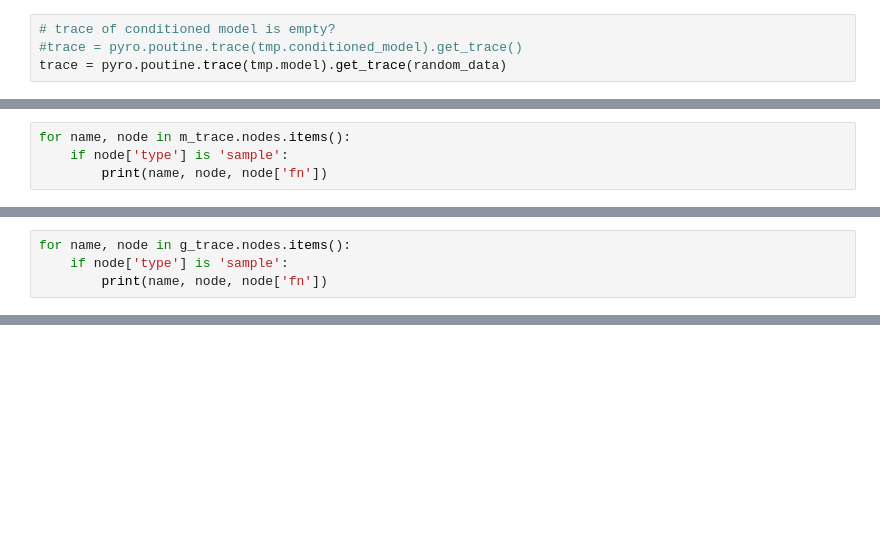
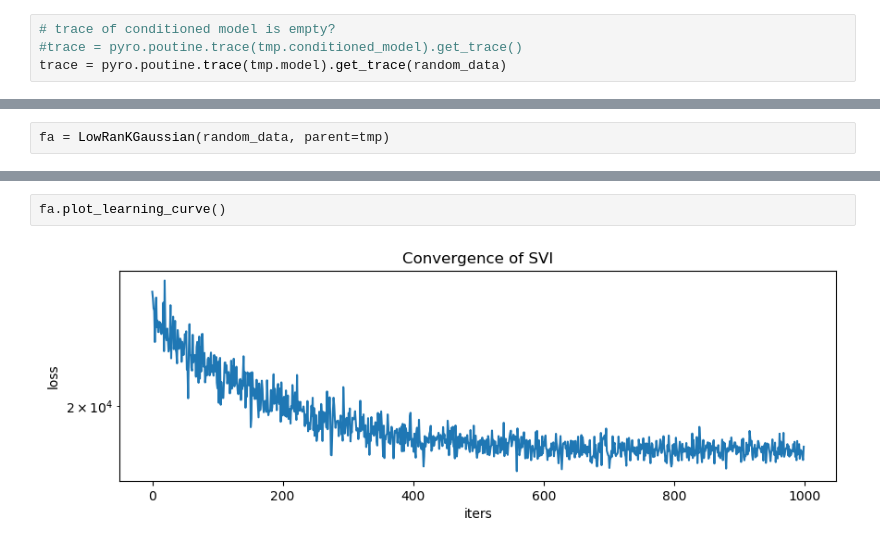
Before and after one commit to deoxyribose/compositions_mixtures_factors, a Jupyter notebook: compose.ipynb, the cells around one changed output, grey strips where cells are left out. Cells and saved outputs as stored; diff of their text form; blank space fills up the shorter version.

```diff
--- a/compose.ipynb
+++ b/compose.ipynb
@@ -170,4 +204,0 @@ m_trace.
-# %%
-for name, node in m_trace.nodes.items():
-    if node['type'] is 'sample':
-        print(name, node, node['fn'])
@@ -178,4 +204,0 @@ g_trace.log_prob_sum()
-# %%
-for name, node in g_trace.nodes.items():
-    if node['type'] is 'sample':
-        print(name, node, node['fn'])
@@ -181,0 +339,2 @@ for name, node in g_trace.nodes.items():
+# %%
+fa = LowRanKGaussian(random_data, parent=tmp)
@@ -181,0 +354,4 @@ for name, node in g_trace.nodes.items():
+# %%
+fa.plot_learning_curve()
+# %% [output]
+[figure, added]
```
Also changed, not shown: parts of 26 cells of this notebook.
